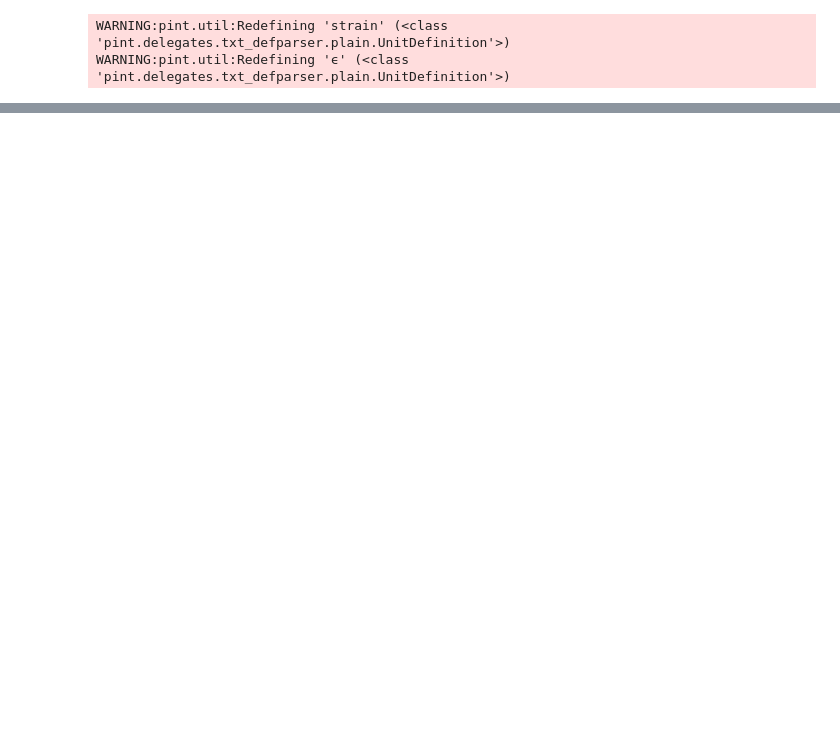
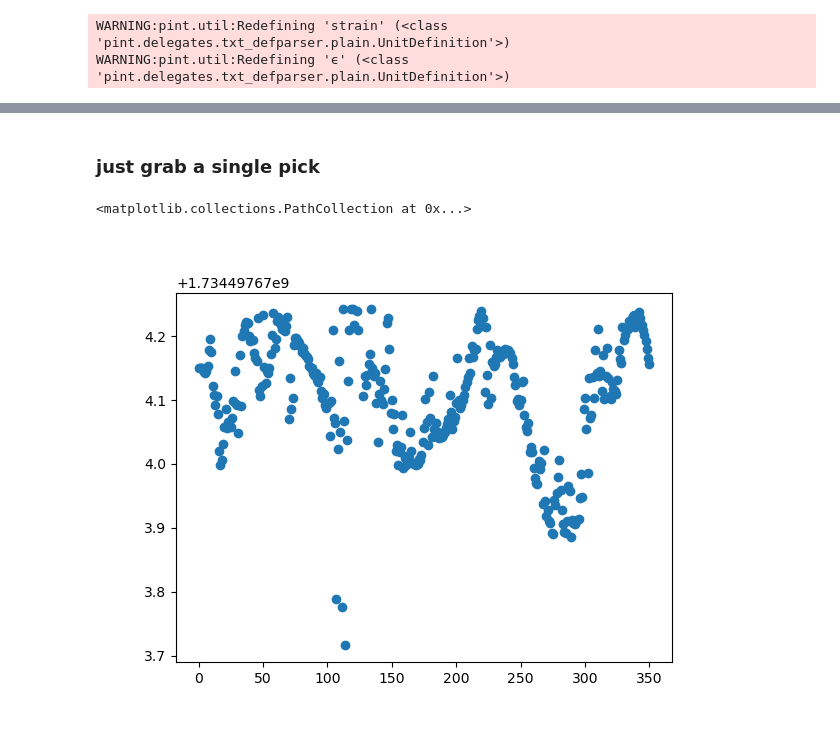
Before and after one commit to johnmorganmanos/eastwind_v2, a Jupyter notebook: Processing_Notebooks/event_locating.ipynb, the cells around one changed output, grey strips where cells are left out. Saved outputs shown, nothing was run; the diff lists cells and outputs as text; code cells hidden in the pictures; blank space fills up the shorter version.

```diff
--- a/Processing_Notebooks/event_locating.ipynb
+++ b/Processing_Notebooks/event_locating.ipynb
@@ -319,0 +355,14 @@ def log_probability(theta, picks):
+# %%
+with open("../auto_picked_events/auto_picked_events.pkl", "rb") as f:
+    picks = pkl.load(f)
+# %% [markdown]
+### just grab a single pick
+# %%
+event_num = 0
+event_chans, event_times = picks['Event '+str(event_num)][0], picks['Event '+str(event_num)][1]
+
+fig, ax = plt.subplots()
+ax.scatter(event_chans, event_times)
+# %% [output]
+<matplotlib.collections.PathCollection at 0x...>
+[figure, added]
```
Also changed, not shown: parts of 31 cells of this notebook, 14 other files.
